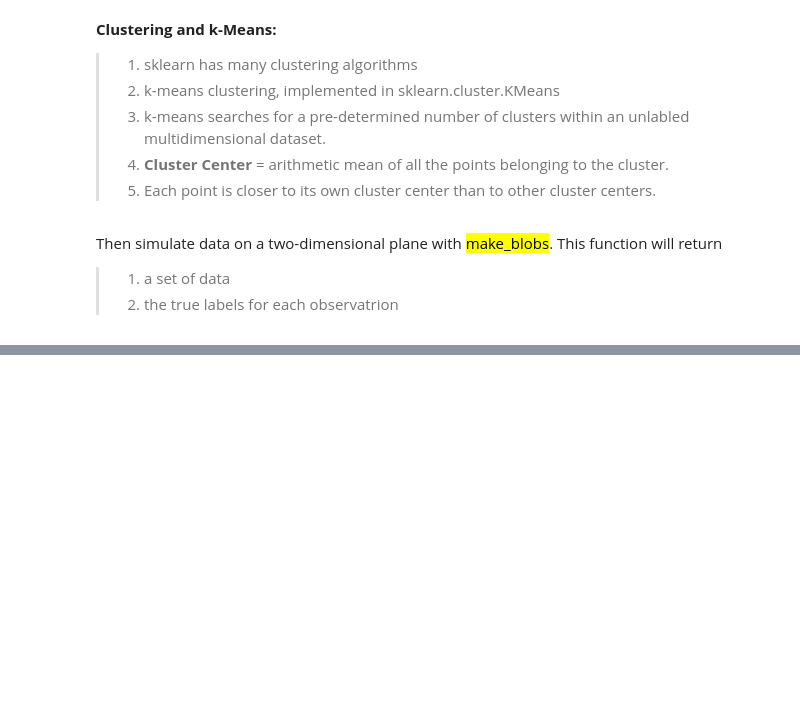
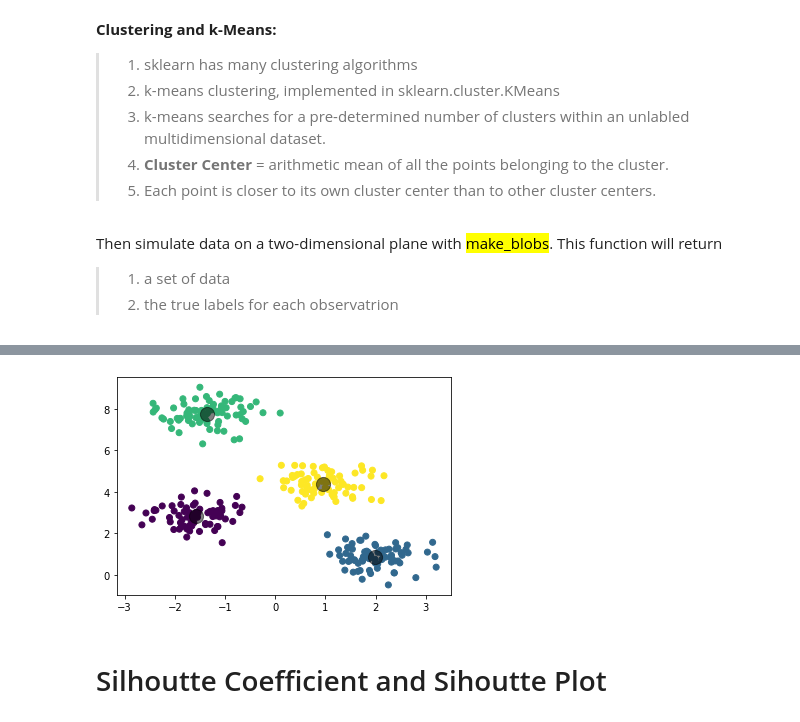
Before and after one commit to lmaosimon/ColumbiaCourseProjects, a Jupyter notebook: HUDK 4050/ICE5/ICE5.ipynb, the cells around one changed output, grey strips where cells are left out. Drawn from its saved outputs; the diff is of its cells as text; code cells hidden in the pictures; blank space fills up the shorter version.

```diff
--- a/HUDK 4050/ICE5/ICE5.ipynb
+++ b/HUDK 4050/ICE5/ICE5.ipynb
@@ -45,0 +75,15 @@ print('Here')
+# %%
+kmeans = KMeans(n_clusters=4)
+kmeans.fit(twoDData)
+cluster_kmeans = kmeans.predict(twoDData)
+# %%
+plt.scatter(twoDData[:, 0], twoDData[:, 1], c=cluster_kmeans, cmap='viridis') # Use cluster_means as the indicator for clusters
+
+centers = kmeans.cluster_centers_
+
+plt.scatter(centers[:, 0], centers[:, 1], c='black', s=200, alpha=0.5); # plotting the centers onto scatter plot
+                                                                        # c is for color, s is for dot size, and alpha is for transparency
+# %% [output]
+[figure, added]
+# %% [markdown]
+# Silhoutte Coefficient and Sihoutte Plot
```
Also changed, not shown: parts of 8 cells of this notebook, 9 other files.
